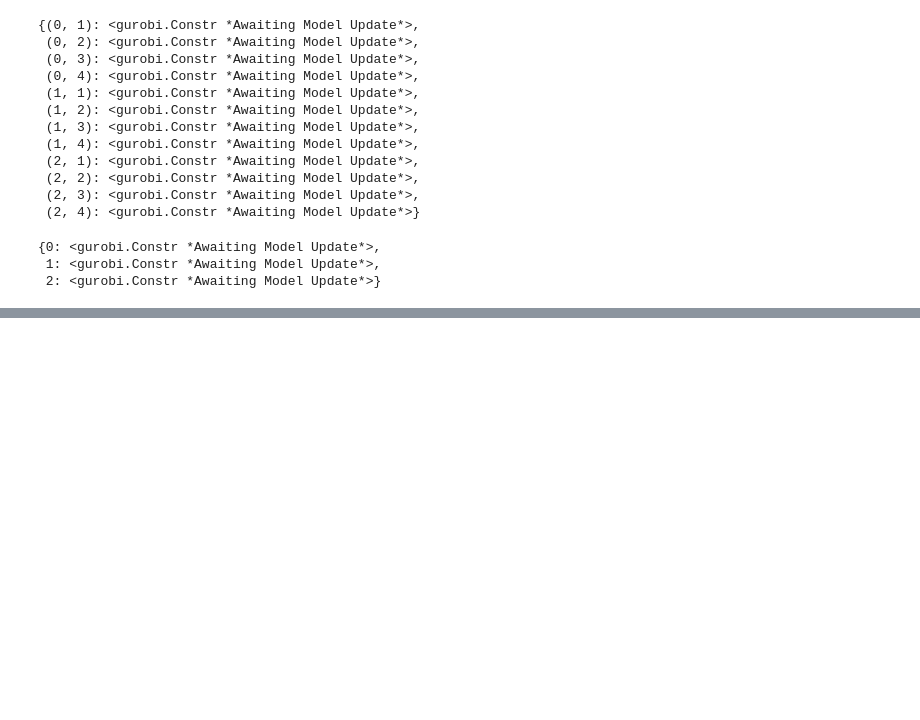
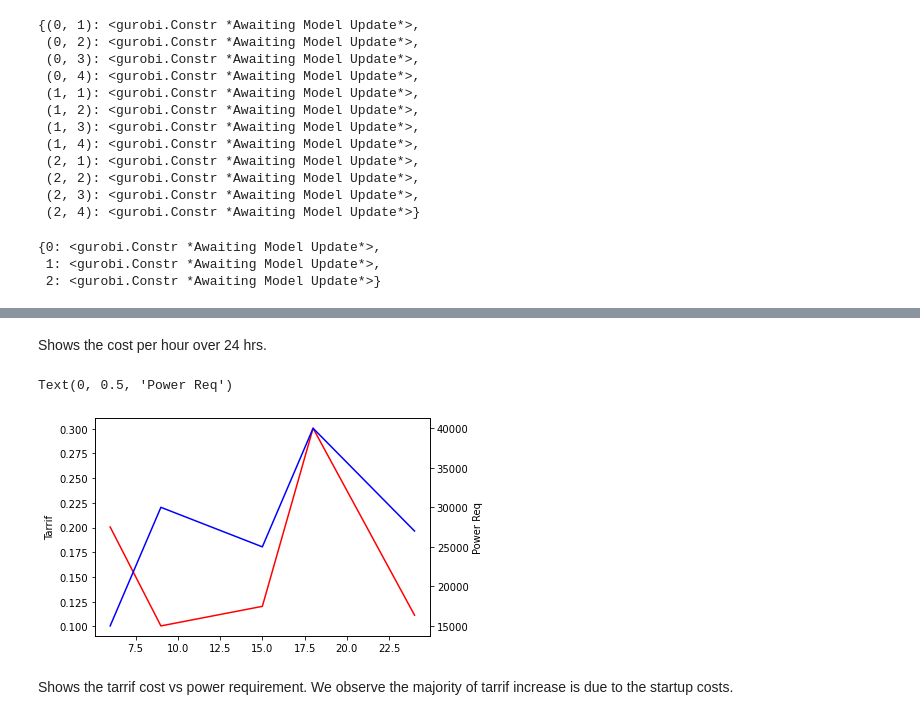
Before and after one commit to satish-kumar-pradhan/Power-Tarrif, a Jupyter notebook: Power Tarrifs.ipynb, the cells around one changed output, grey strips where cells are left out. Cells and saved outputs as stored; diff of their text form; code cells hidden in the pictures; blank space fills up the shorter version.

```diff
--- a/Power Tarrifs.ipynb
+++ b/Power Tarrifs.ipynb
@@ -198,0 +239,14 @@ S
+# %% [markdown]
+Shows the cost per hour over 24 hrs.
+# %%
+fig,ax = plt.subplots()
+ax.plot([6,9,15,18,24],Tarrif,color='red')
+ax.set_ylabel('Tarrif')
+ax2=ax.twinx()
+ax2.plot([6,9,15,18,24],Req_time,color='blue')
+ax2.set_ylabel('Power Req')
+# %% [output]
+Text(0, 0.5, 'Power Req')
+[figure, added]
+# %% [markdown]
+Shows the tarrif cost vs power requirement. We observe the majority of tarrif increase is due to the startup costs.
```
Also changed, not shown: parts of 23 cells of this notebook.
